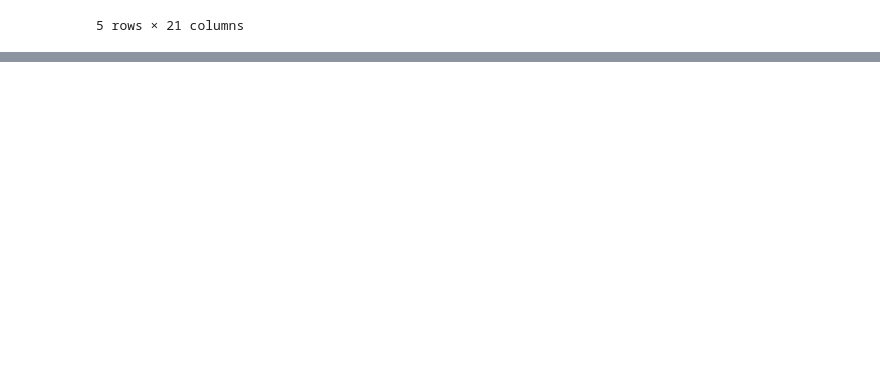
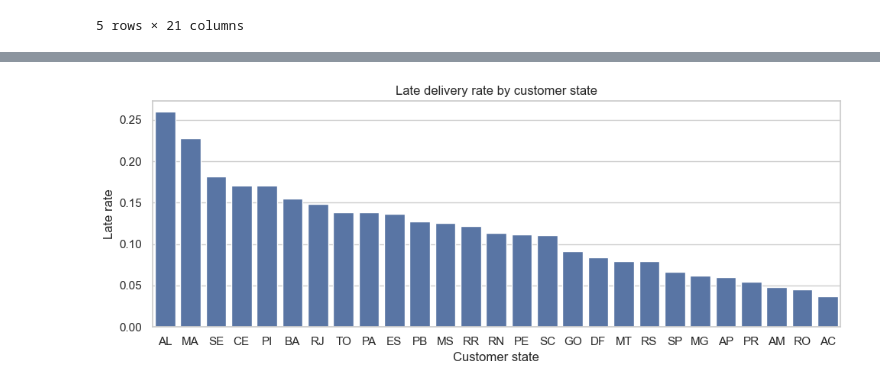
Before and after one commit to Gabverz/Logistics_optimizer, a Jupyter notebook: eda_logistica.ipynb, the cells around one changed output, grey strips where cells are left out. Saved outputs shown, nothing was run; the diff lists cells and outputs as text; code cells hidden in the pictures; blank space fills up the shorter version.

```diff
--- a/eda_logistica.ipynb
+++ b/eda_logistica.ipynb
@@ -14,0 +197,15 @@ df.head()
+# %%
+# Aggregate late rate by customer state
+state_late = (
+    df[df["is_late"].notna()]
+    .groupby("customer_state")
+    .agg(
+        total_orders=("order_id", "nunique"),
+        late_orders=("is_late", lambda x: (x == 1).sum())
+    )
+)
+
+state_late["late_rate"] = state_late["late_orders"] / state_late["total_orders"]
+state_late = state_late.sort_values("late_rate", ascending=False)
+
+state_late
@@ -14,0 +231,16 @@ df.head()
+# %%
+# Plot late rate by state
+plt.figure(figsize=(10, 4))
+sns.barplot(
+    data=state_late.reset_index(),
+    x="customer_state",
+    y="late_rate",
+    order=state_late.index
+)
+plt.title("Late delivery rate by customer state")
+plt.xlabel("Customer state")
+plt.ylabel("Late rate")
+plt.tight_layout()
+plt.show()
+# %% [output]
+[figure, added]
```
Also changed, not shown: parts of 16 cells of this notebook.
